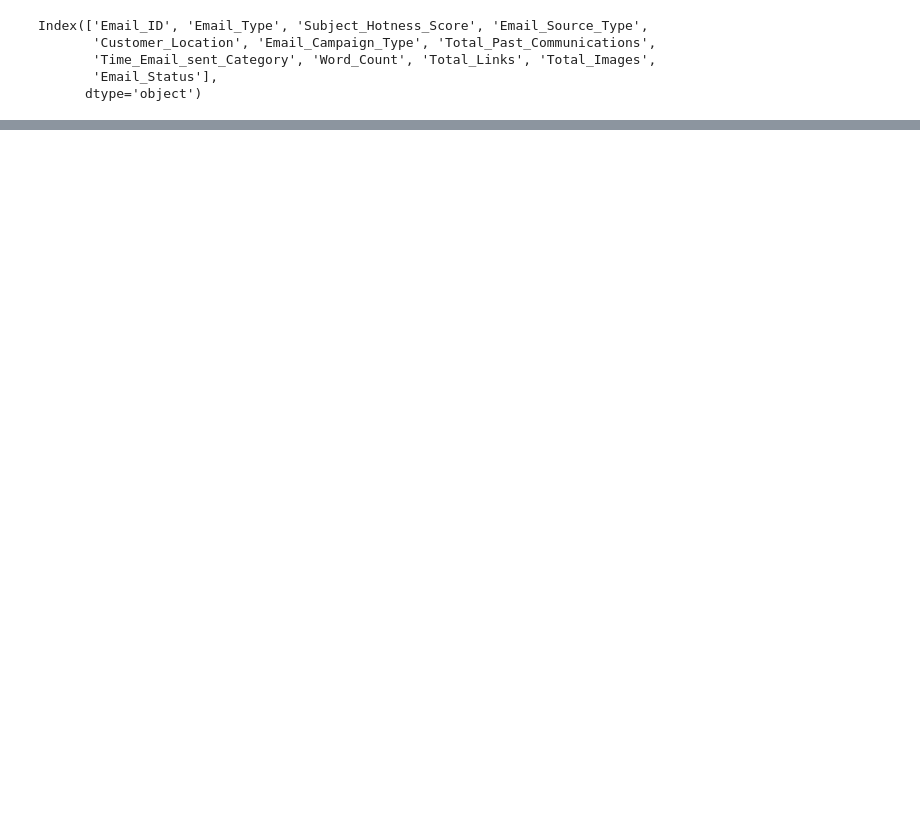
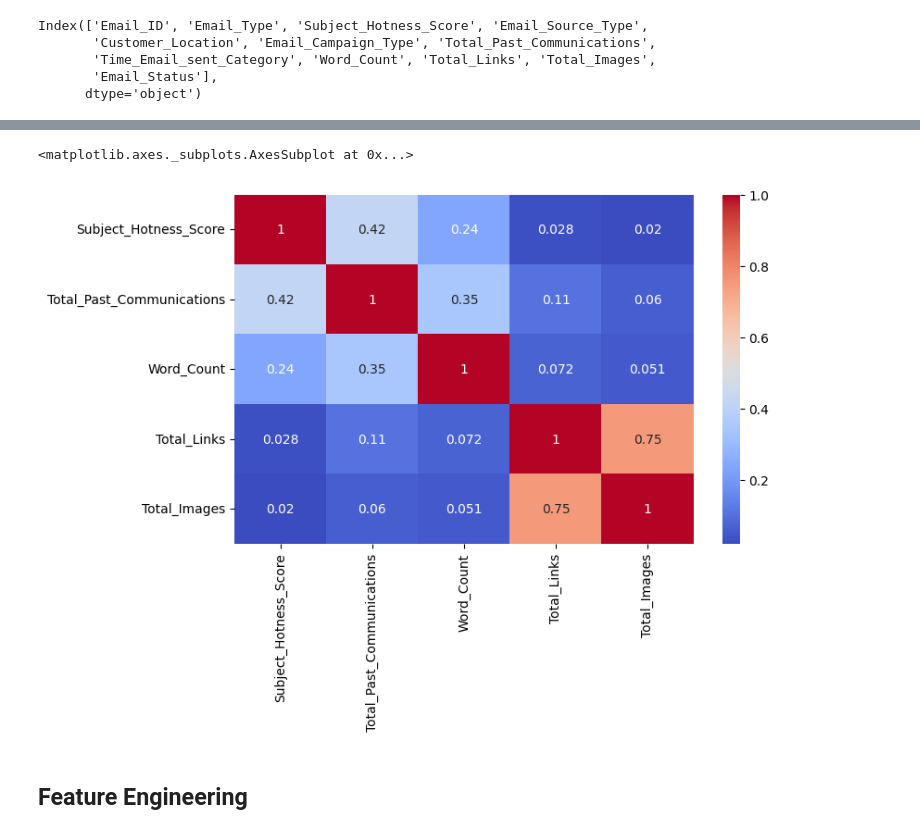
Before and after one commit to sahu-vishal/Email-Campaign-Effectiveness-Prediction, a Jupyter notebook: Email_Campaign_Effectiveness_Prediction.ipynb, the cells around one changed output, grey strips where cells are left out. Cells and saved outputs as stored; diff of their text form; code cells hidden in the pictures; blank space fills up the shorter version.

```diff
--- a/Email_Campaign_Effectiveness_Prediction.ipynb
+++ b/Email_Campaign_Effectiveness_Prediction.ipynb
@@ -212,0 +251,9 @@ sns.countplot(df['Email_Campaign_Type'])
+# %%
+## Correlation between continuous variables
+correlation = df[continuous_variables].corr()
+sns.heatmap(abs(correlation), annot=True, cmap='coolwarm')
+# %% [output]
+<matplotlib.axes._subplots.AxesSubplot at 0x...>
+[figure, added]
+# %% [markdown]
+## **Feature Engineering**
```
Also changed, not shown: parts of 19 cells of this notebook.
